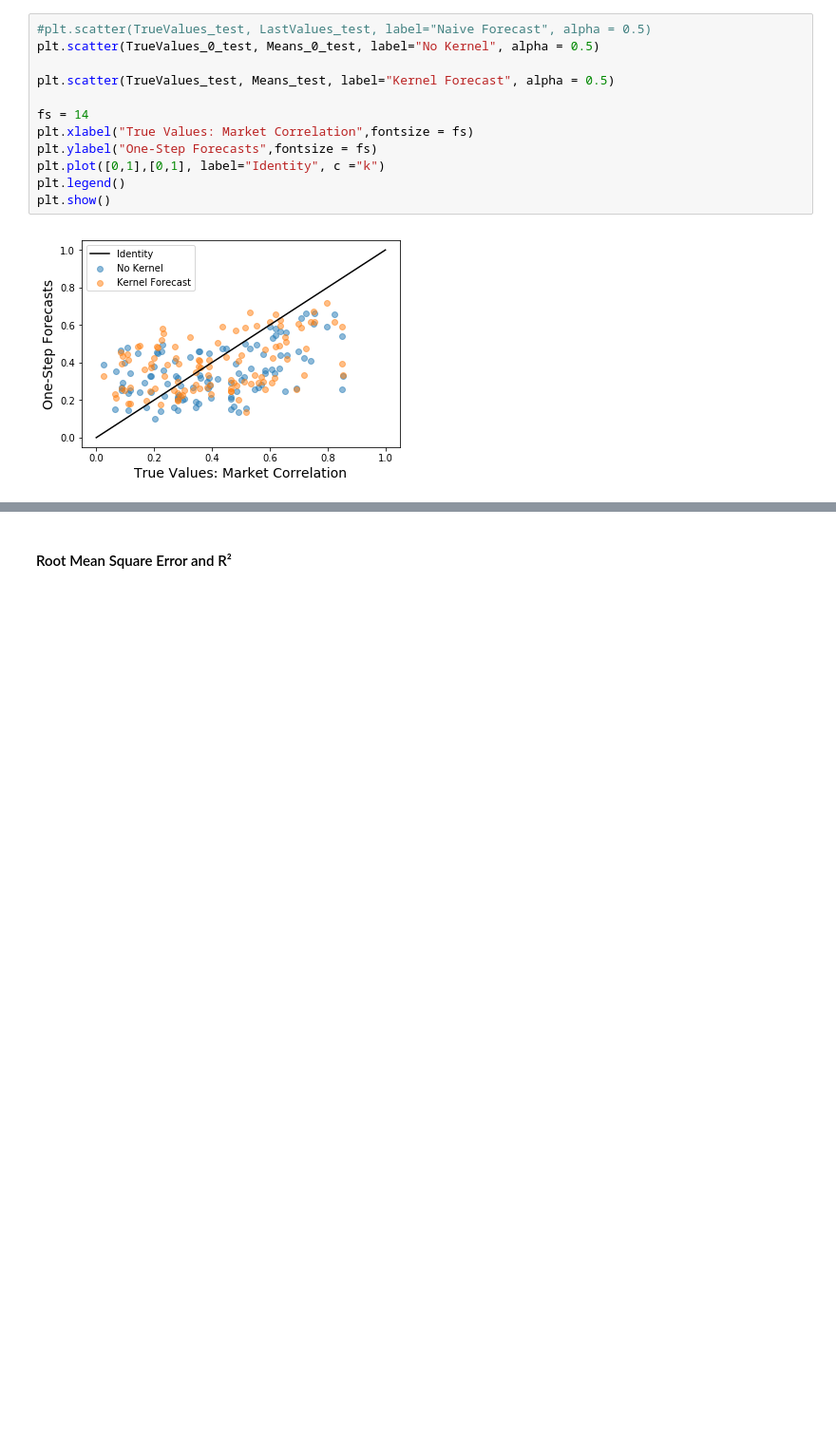
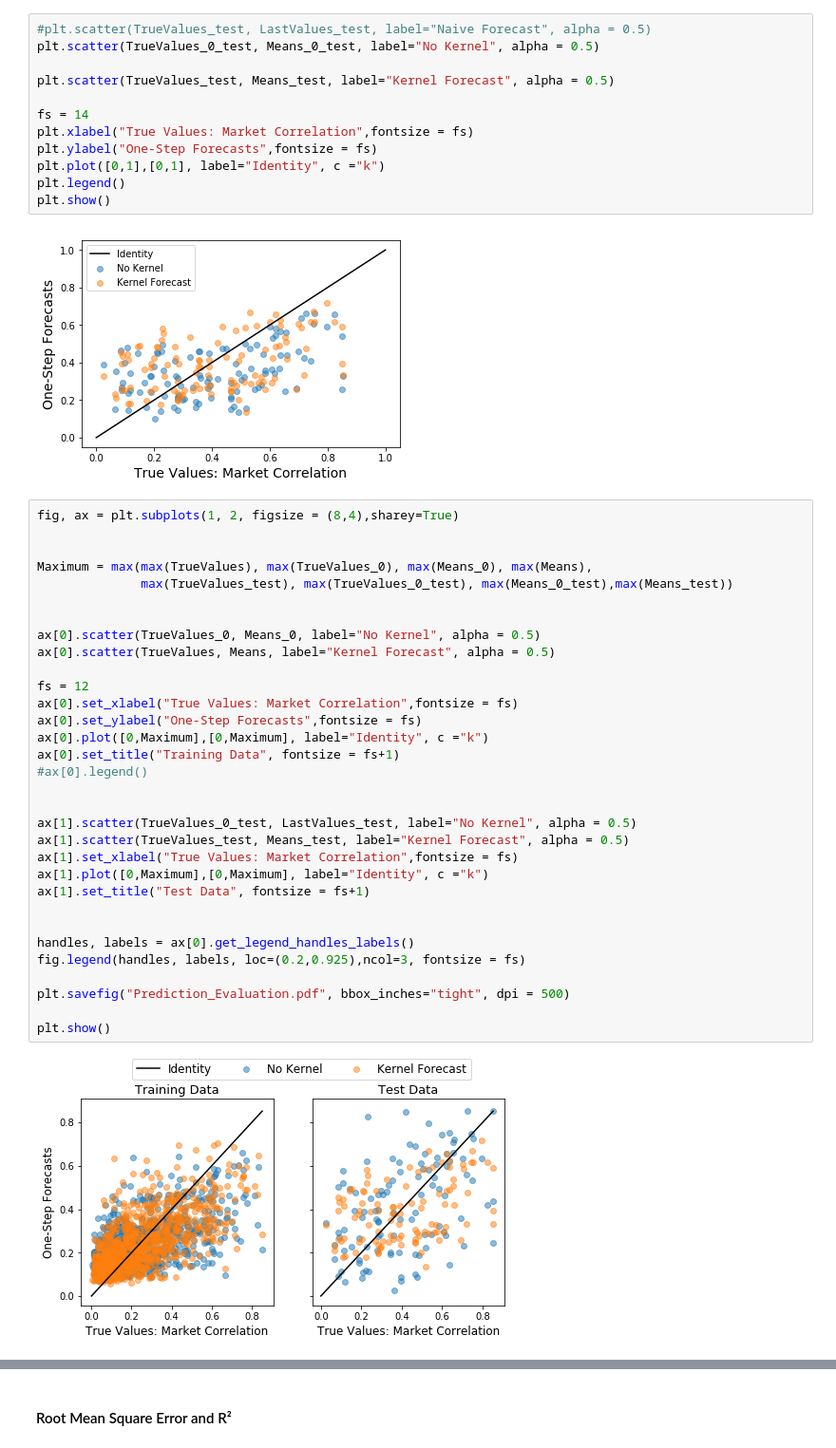
Before and after one commit to TobiasW1891/GLE-Market-Correlation, a Jupyter notebook: Prediction via GLE.ipynb, the cells around one changed output, grey strips where cells are left out. Shown at 95% size. Saved outputs shown, nothing was run; the diff lists cells and outputs as text; blank space fills up the shorter version.

```diff
--- a/Prediction via GLE.ipynb
+++ b/Prediction via GLE.ipynb
@@ -371,3 +371,37 @@ plt.legend()
 plt.show()
 # %% [output]
 [figure]
+# %%
+fig, ax = plt.subplots(1, 2, figsize = (8,4),sharey=True)
+
+
+Maximum = max(max(TrueValues), max(TrueValues_0), max(Means_0), max(Means),
+              max(TrueValues_test), max(TrueValues_0_test), max(Means_0_test),max(Means_test))
+
+
+ax[0].scatter(TrueValues_0, Means_0, label="No Kernel", alpha = 0.5)
+ax[0].scatter(TrueValues, Means, label="Kernel Forecast", alpha = 0.5)
+
+fs = 12
+ax[0].set_xlabel("True Values: Market Correlation",fontsize = fs)
+ax[0].set_ylabel("One-Step Forecasts",fontsize = fs)
+ax[0].plot([0,Maximum],[0,Maximum], label="Identity", c ="k")
+ax[0].set_title("Training Data", fontsize = fs+1)
+#ax[0].legend()
+
+
+ax[1].scatter(TrueValues_0_test, LastValues_test, label="No Kernel", alpha = 0.5)
+ax[1].scatter(TrueValues_test, Means_test, label="Kernel Forecast", alpha = 0.5)
+ax[1].set_xlabel("True Values: Market Correlation",fontsize = fs)
+ax[1].plot([0,Maximum],[0,Maximum], label="Identity", c ="k")
+ax[1].set_title("Test Data", fontsize = fs+1)
+
+
+handles, labels = ax[0].get_legend_handles_labels()
+fig.legend(handles, labels, loc=(0.2,0.925),ncol=3, fontsize = fs)
+
+plt.savefig("Prediction_Evaluation.pdf", bbox_inches="tight", dpi = 500)
+
+plt.show()
+# %% [output]
+[figure, added]
```
Also changed, not shown: parts of 8 cells of this notebook.
